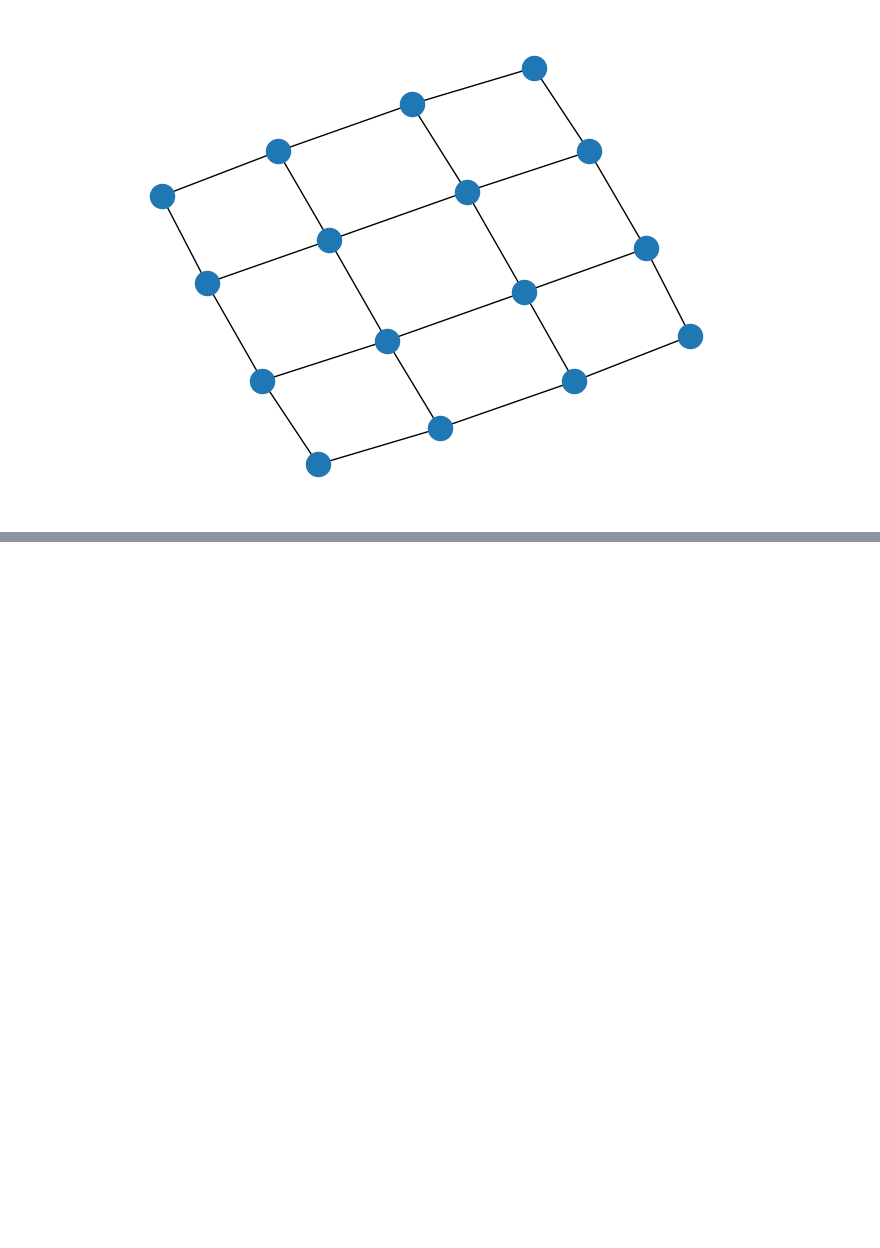
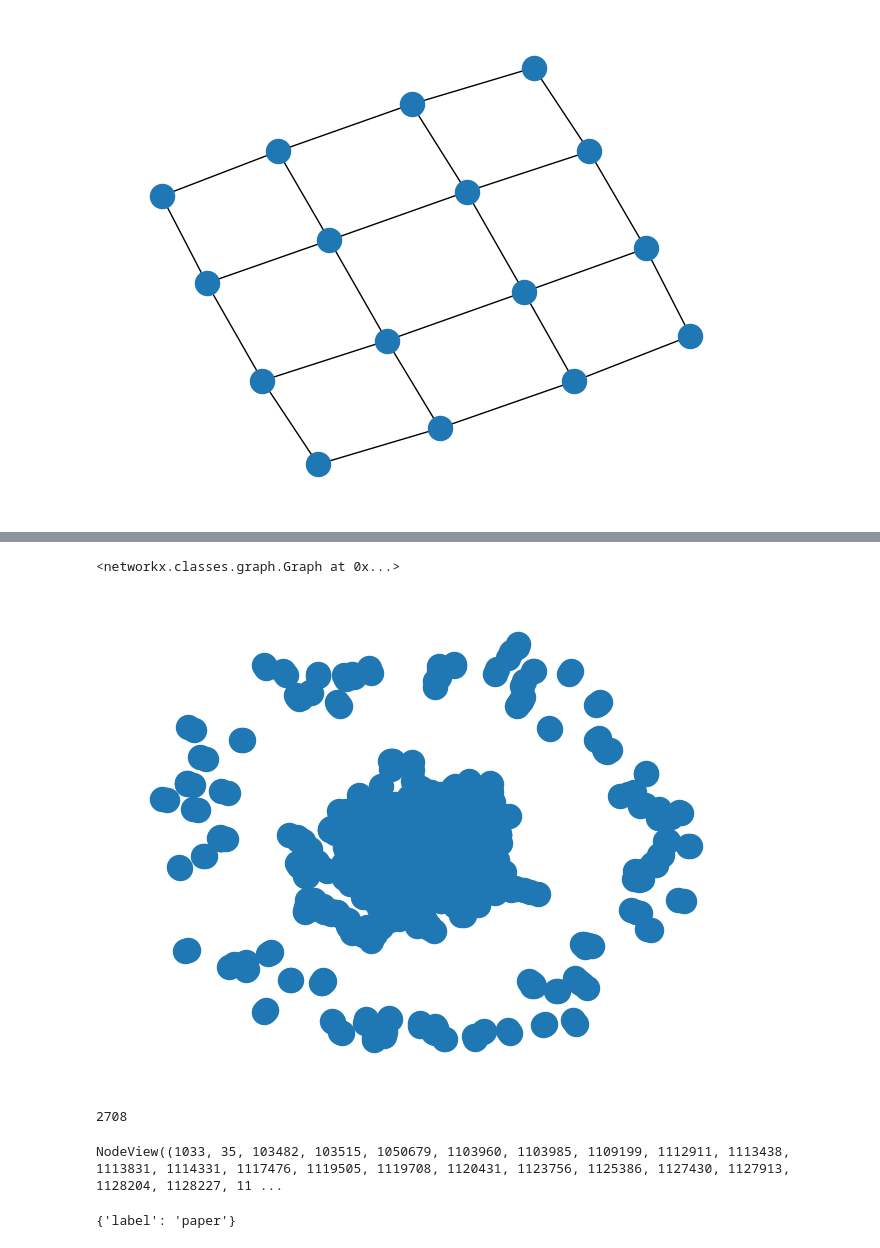
Before and after one commit to SAMANTA1401/graph_neural_network, a Jupyter notebook: notebook/network.ipynb, the cells around one changed output, grey strips where cells are left out. Saved outputs shown, nothing was run; the diff lists cells and outputs as text; code cells hidden in the pictures; blank space fills up the shorter version.

```diff
--- a/notebook/network.ipynb
+++ b/notebook/network.ipynb
@@ -732,0 +1002,5 @@ SyntaxError: illegal target for annotation (3665873835.py, line 1)
+# %%
+import os
+import networkx as nx
+import pandas as pd
+data_dir = os.path.expanduser("./content/cora")
@@ -732,0 +1011,3 @@ SyntaxError: illegal target for annotation (3665873835.py, line 1)
+# %%
+edgelist = pd.read_csv(os.path.join(data_dir, "cora.cites"), sep='\t', header=None, names=["target", "source"])
+edgelist["label"] = "cites"
@@ -732,0 +1048,3 @@ SyntaxError: illegal target for annotation (3665873835.py, line 1)
+# %%
+Gnx = nx.from_pandas_edgelist(edgelist, edge_attr="label")
+nx.set_node_attributes(Gnx, "paper", "label")
@@ -732,0 +1071,22 @@ SyntaxError: illegal target for annotation (3665873835.py, line 1)
+# %%
+Gnx
+# %% [output]
+<networkx.classes.graph.Graph at 0x...>
+# %%
+nx.draw(Gnx)
+# %% [output]
+[figure, added]
+# %%
+Gnx.number_of_nodes()
+# %% [output]
+2708
+# %%
+Gnx.nodes
+# %% [output]
+NodeView((1033, 35, 103482, 103515, 1050679, 1103960, 1103985, 1109199, 1112911, 1113438, 1113831, 1114331, 1117476, 1119505, 1119708, 1120431, 1123756, 1125386, 1127430, 1127913, 1128204, 1128227, 11 ...
+# %%
+
+# Get the node ID from the above list
+Gnx.nodes[1050679]
+# %% [output]
+{'label': 'paper'}
```
Also changed, not shown: parts of 69 cells of this notebook, 6 other files.
